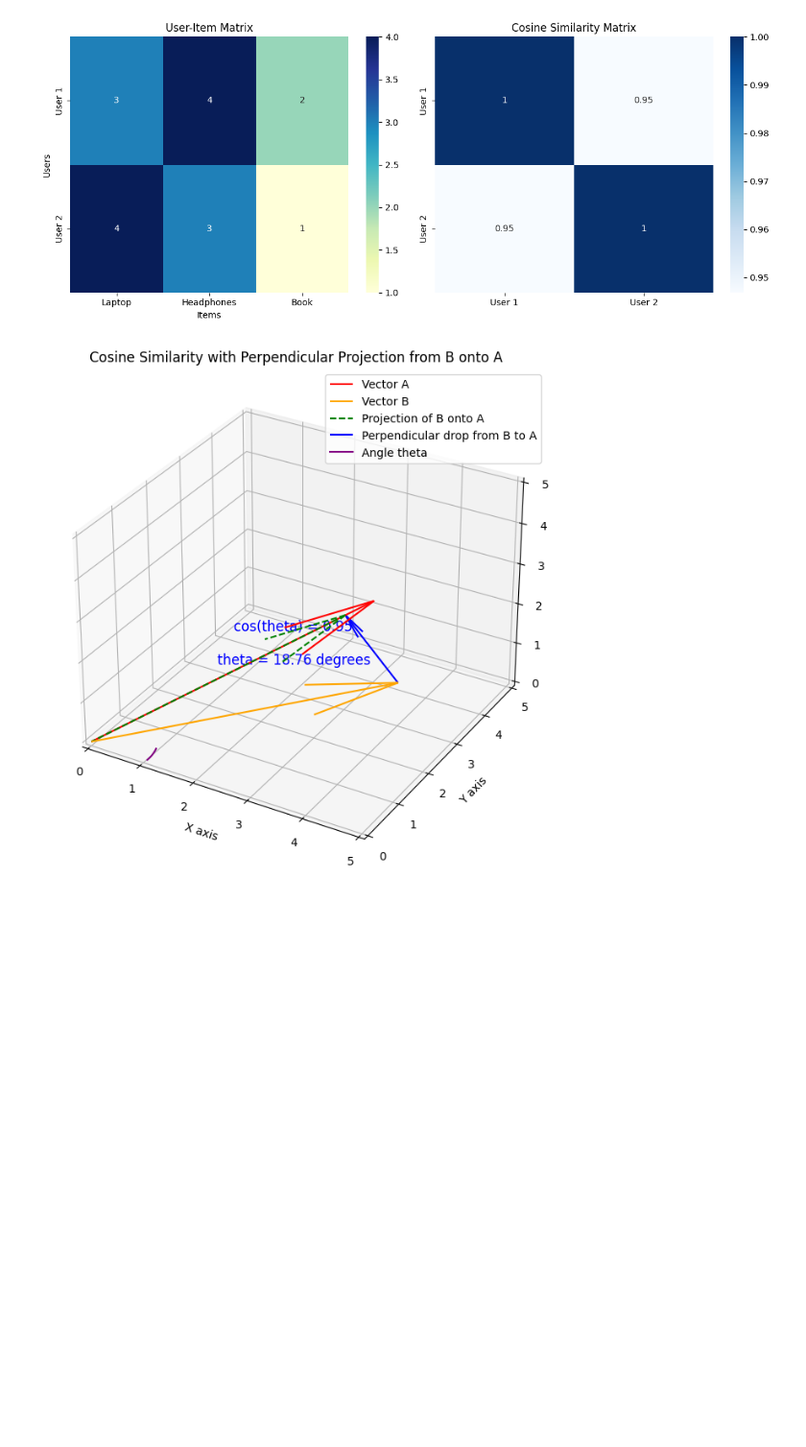
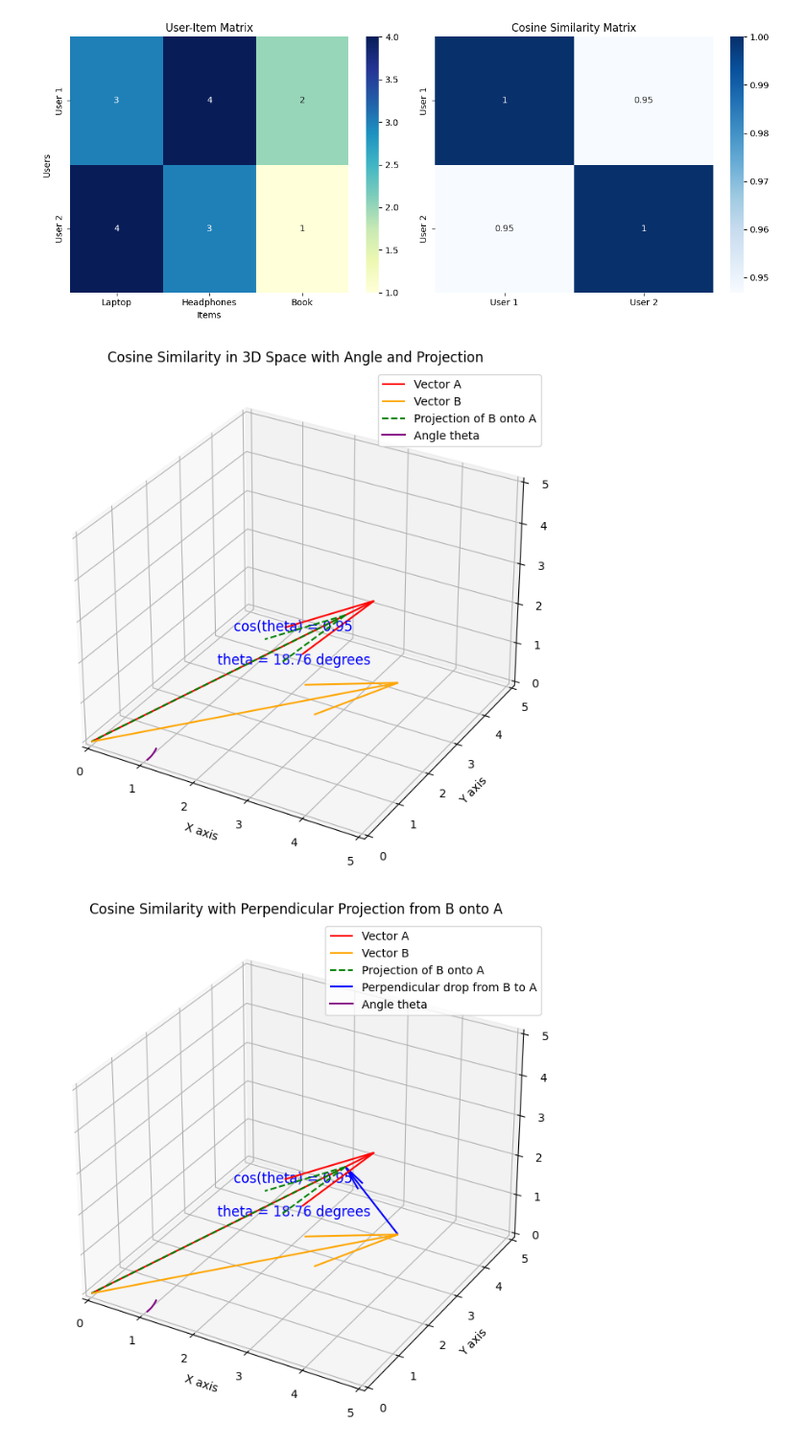
Before and after one commit to deep1003/deep1003, a Jupyter notebook: Week 04. Data and Structure.ipynb, the cells around one changed output. Shown at 96% size. Drawn from its saved outputs; the diff is of its cells as text; code cells hidden in the pictures; blank space fills up the shorter version.

```diff
--- a/Week 04. Data and Structure.ipynb
+++ b/Week 04. Data and Structure.ipynb
@@ -454,6 +467,67 @@ plt.tight_layout()
 plt.show()
 # %% [output]
 [figure]
+# %%
+import matplotlib.pyplot as plt
+from mpl_toolkits.mplot3d import Axes3D
+from numpy.linalg import norm
+import numpy as np
+
+# Define vectors A and B in 3D space
+A = np.array([3, 4, 2])
+B = np.array([4, 3, 1])
+
+# Calculate the dot product and magnitudes
+dot_product = np.dot(A, B)
+magnitude_A = norm(A)
+magnitude_B = norm(B)
+
+# Calculate the cosine similarity
+cosine_similarity_value = dot_product / (magnitude_A * magnitude_B)
+
+# Calculate the angle theta (in radians) between vectors A and B
+theta = np.arccos(cosine_similarity_value)
+
+# Create a 3D plot
+fig = plt.figure(figsize=(10, 8))
+ax = fig.add_subplot(111, projection='3d')
+
+# Plot the vectors A and B
+ax.quiver(0, 0, 0, A[0], A[1], A[2], color='r', label='Vector A')
+ax.quiver(0, 0, 0, B[0], B[1], B[2], color='orange', label='Vector B')
+
+# Plot the projection of B onto A (dashed line)
+projection_scale = dot_product / (magnitude_A ** 2)
+projection_B_on_A = projection_scale * A
+ax.quiver(0, 0, 0, projection_B_on_A[0], projection_B_on_A[1], projection_B_on_A[2], color='green', linestyle='dashed', label='Projection of B onto A')
+
+# Annotate the cosine similarity value and angle
+ax.text(1.5, 2, 2, f'cos(theta) = {cosine_similarity_value:.2f}', color='blue', fontsize=12)
+ax.text(1.5, 1.5, 1.5, f'theta = {np.degrees(theta):.2f} degrees', color='blue', fontsize=12)
+
+# Plot the angle arc between the vectors
+arc = np.linspace(0, theta, 100)
+arc_x = np.cos(arc) * magnitude_A / 5
+arc_y = np.sin(arc) * magnitude_A / 5
+ax.plot(arc_x, arc_y, zs=0, color='purple', label='Angle theta')
+
+# Set the limits of the plot
+ax.set_xlim([0, 5])
+ax.set_ylim([0, 5])
+ax.set_zlim([0, 5])
+
+# Labels for the axes
+ax.set_xlabel('X axis')
+ax.set_ylabel('Y axis')
+ax.set_zlabel('Z axis')
+
+# Title and legend
+ax.set_title('Cosine Similarity in 3D Space with Angle and Projection')
+ax.legend()
+
+plt.show()
+# %% [output]
+[figure, added]
 # %%
 # Create a 3D plot with projection as a perpendicular drop from B to A
 fig = plt.figure(figsize=(10, 8))
```
Also changed, not shown: parts of 8 cells of this notebook.
